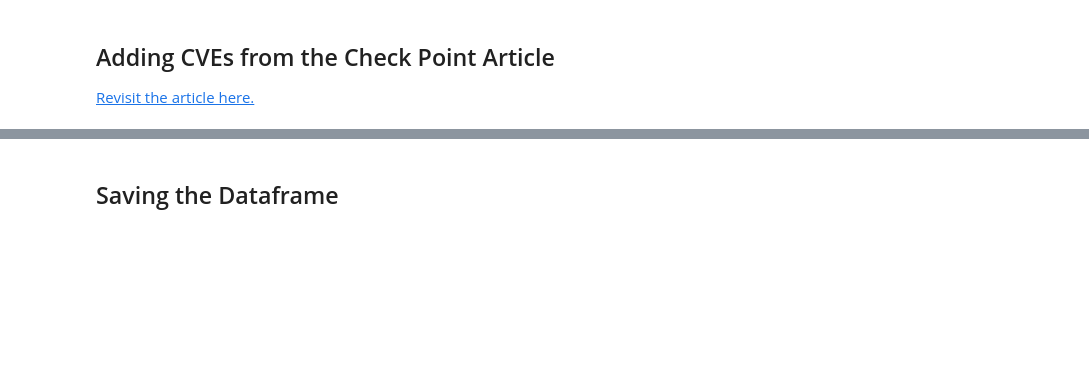
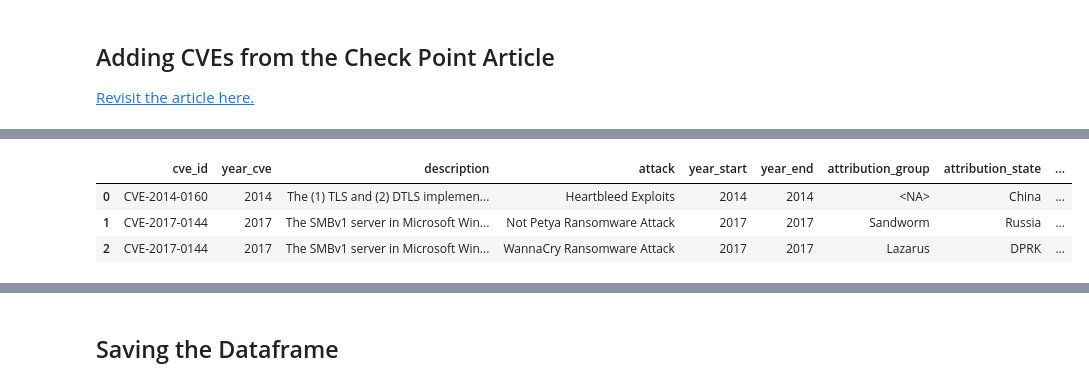
Before and after one commit to JBrocklyAnderson/practice-project, a Jupyter notebook: notebooks/Known_IoT_Attacks.ipynb, the cells around one changed output, grey strips where cells are left out. Cells and saved outputs as stored; diff of their text form; code cells hidden in the pictures; blank space fills up the shorter version.

```diff
--- a/notebooks/Known_IoT_Attacks.ipynb
+++ b/notebooks/Known_IoT_Attacks.ipynb
@@ -461,3 +439,10 @@ df[obj_cols] = df[obj_cols].astype('string')
 # %%
 # Extract year from CVE ID
 df['year_cve'] = df['cve_id'].str.split('-').str[1]
+
+# Convert year columns back to whole numbers
+year_cols = ['year_start', 'year_end', 'year_cve']
+df[year_cols] = df[year_cols].astype('Int64')
+
+# Move the year column
+df.insert(1, 'year_cve', df.pop('year_cve'))
@@ -466,0 +483,22 @@ df.insert(1, 'year_cve', df.pop('year_cve'))
+# %%
+df = df.merge(
+    cves,
+    on=['cve_id', 'description'],
+    how='left'
+)
+# %%
+# Rename CVE data's attack-related attributes for clarity
+df = df.rename(columns={
+    'date_published': 'cve_publish_date',
+    'severity': 'cve_severity',
+    'severity_score': 'cve_severity_score',
+    'attack_vector': 'cve_attack_vector',
+    'attack_complexity': 'cve_attack_complexity'
+})
+# %%
+df.head(3)
+# %% [output]
+|  | cve_id | year_cve | description | attack | year_start | year_end | attribution_group | attribution_state | ... |
+| 0 | CVE-2014-0160 | 2014 | The (1) TLS and (2) DTLS implemen... | Heartbleed Exploits | 2014 | 2014 | <NA> | China | ... |
+| 1 | CVE-2017-0144 | 2017 | The SMBv1 server in Microsoft Win... | Not Petya Ransomware Attack | 2017 | 2017 | Sandworm | Russia | ... |
+| 2 | CVE-2017-0144 | 2017 | The SMBv1 server in Microsoft Win... | WannaCry Ransomware Attack | 2017 | 2017 | Lazarus | DPRK | ... |
```
Also changed, not shown: parts of 14 cells of this notebook, 1 other file.
